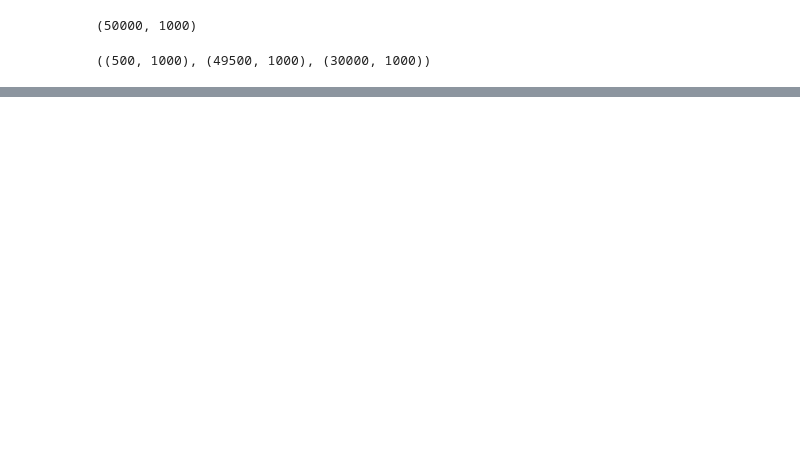
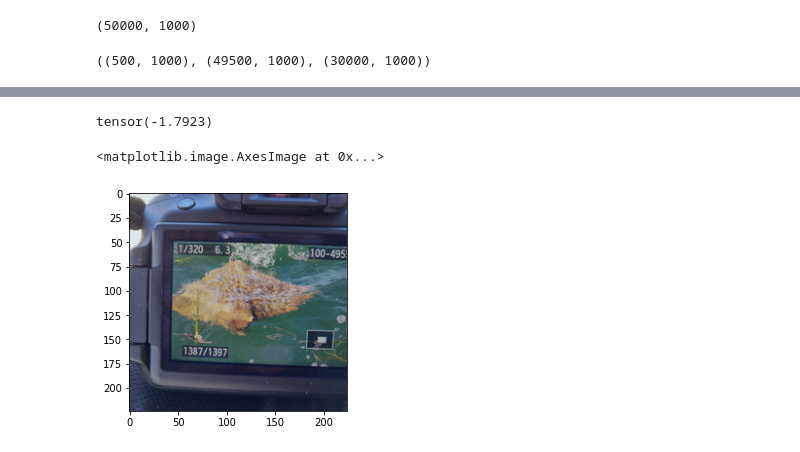
Before and after one commit to AnanyaKumar/transfer_learning, a Jupyter notebook: scripts/clip_zeroshot_imagenet.ipynb, the cells around one changed output, grey strips where cells are left out. Drawn from its saved outputs; the diff is of its cells as text; code cells hidden in the pictures; blank space fills up the shorter version.

```diff
--- a/scripts/clip_zeroshot_imagenet.ipynb
+++ b/scripts/clip_zeroshot_imagenet.ipynb
@@ -135,6 +135,12 @@ val_images = imagenet.ImageNet(root=imagenet_root, split='val', transform=prepro
 val_loader = torch.utils.data.DataLoader(val_images, batch_size=32, num_workers=2, shuffle=False)
 rend_images = imagenet.ImageNet(root='/u/scr/nlp/imagenet/', split='imagenet-r', transform=preprocess)
 rend_loader = torch.utils.data.DataLoader(rend_images, batch_size=32, num_workers=2, shuffle=False)
+adv_images = imagenet.ImageNet(root='/u/scr/nlp/imagenet/', split='imagenet-a', transform=preprocess)
+adv_loader = torch.utils.data.DataLoader(adv_images, batch_size=32, num_workers=2, shuffle=False)
+sketch_images = imagenet.ImageNet(root='/u/scr/nlp/imagenet/', split='sketch', transform=preprocess)
+sketch_loader = torch.utils.data.DataLoader(sketch_images, batch_size=32, num_workers=2, shuffle=False)
+v2_images = imagenet.ImageNet(root='/u/scr/nlp/imagenet/', split='imagenetv2-matched-frequency-format-val', transform=preprocess)
+v2_loader = torch.utils.data.DataLoader(v2_images, batch_size=32, num_workers=2, shuffle=False)
 # %%
 def zeroshot_classifier(classnames, templates):
     with torch.no_grad():
@@ -275,0 +391,9 @@ True
+# %%
+torch.min(v2_images[0][0])
+# %% [output]
+tensor(-1.7923)
+# %%
+plt.imshow((adv_images[0][0].permute([1, 2, 0]) + 2.0) / 4.5)
+# %% [output]
+<matplotlib.image.AxesImage at 0x...>
+[figure, added]
```
Also changed, not shown: parts of 16 cells of this notebook, 12 other files.
